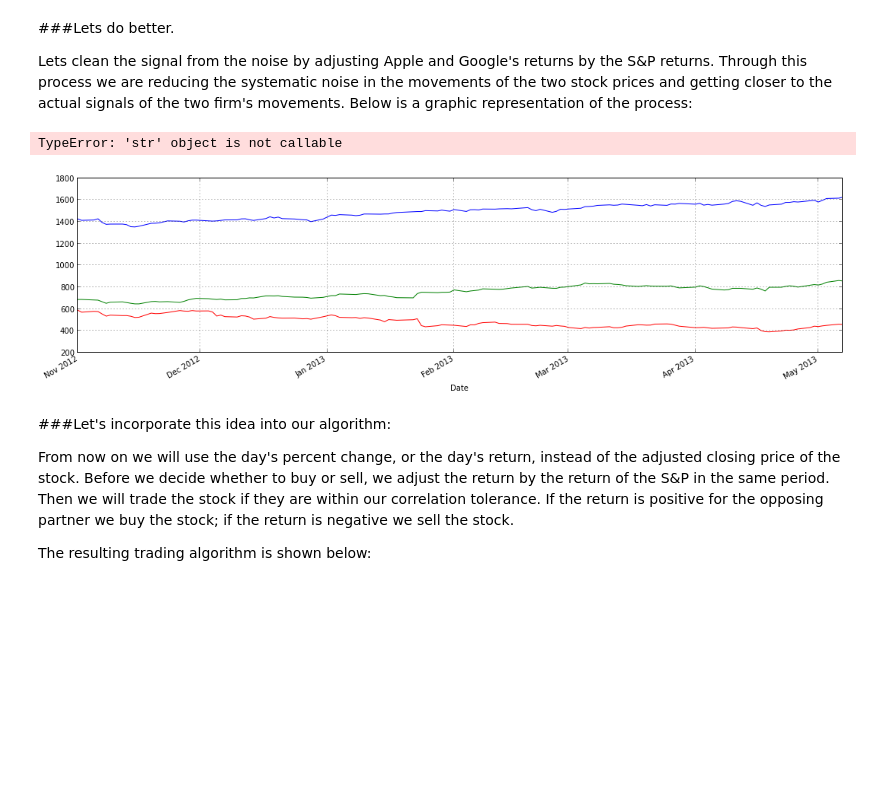
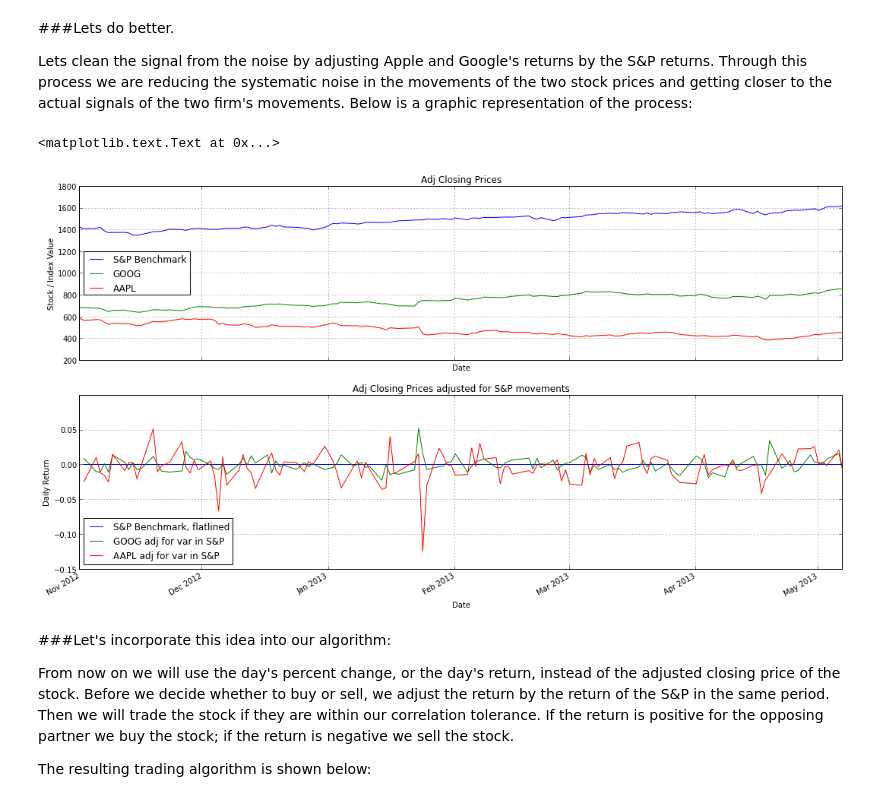
Before and after one commit to agconti/trading, a Jupyter notebook: GOOG V. AAPL Correlation Arb.ipynb, the cells around one changed output. Cells and saved outputs as stored; diff of their text form; code cells hidden in the pictures; blank space fills up the shorter version.

```diff
--- a/GOOG V. AAPL Correlation Arb.ipynb
+++ b/GOOG V. AAPL Correlation Arb.ipynb
@@ -228,25 +249,25 @@ Lets clean the signal from the noise by adjusting Apple and Google's returns by
 # %%
 fig = plt.figure(figsize(18, 10), dpi=1600)
 
 ax1 = fig.add_subplot(211)
 data.SPX.plot(label='S&P Benchmark')
 data.GOOG.plot()
 data.AAPL.plot()
-plt.ylabel('Stock / Index Value')
+plt.ylabel(r'Stock / Index Value')
 legend(loc='best')
 plt.setp(ax1.get_xticklabels(), visible=False)
 plt.title("Adj Closing Prices")
 
 ax2 = fig.add_subplot(212, sharex=ax1)
 (data.SPX.pct_change() - data.SPX.pct_change()).plot(label='S&P Benchmark, flatlined')
 (data.GOOG.pct_change() - data.SPX.pct_change()).plot(label='GOOG adj for var in S&P')
 (data.AAPL.pct_change() - data.SPX.pct_change()).plot(label='AAPL adj for var in S&P')
 plt.ylabel("Daily Return")
 legend(loc='best')
 plt.title("Adj Closing Prices adjusted for S&P movements")
 # %% [output]
-TypeError: 'str' object is not callable
+<matplotlib.text.Text at 0x...>
-[figure, old version]
+[figure, new version]
 # %% [markdown]
 ###Let's incorporate this idea into our algorithm:
 
```
Also changed, not shown: parts of 14 cells of this notebook.
